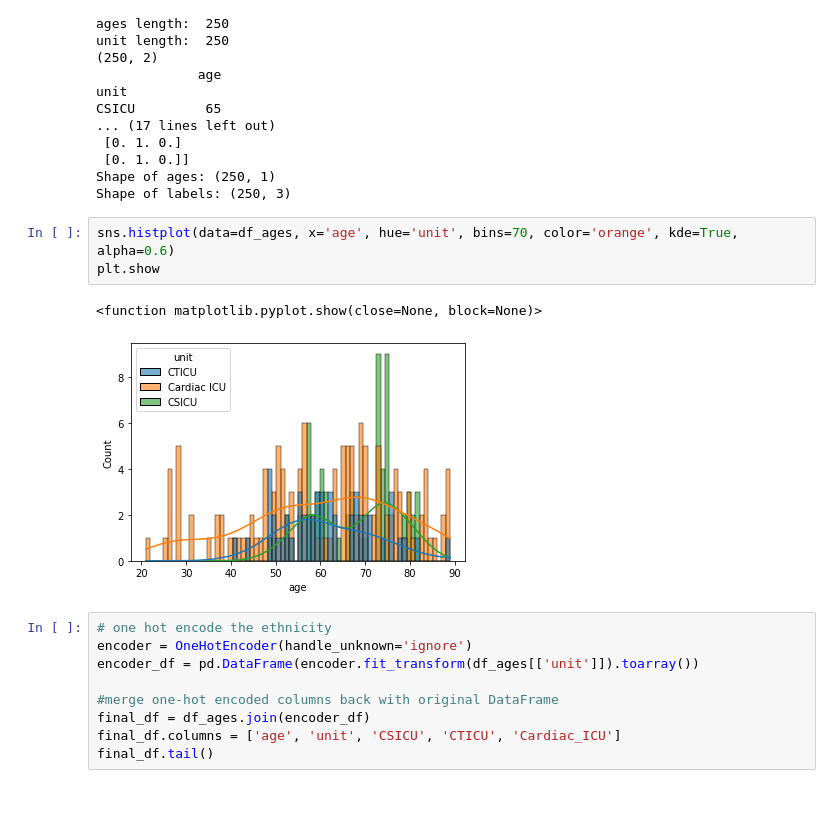
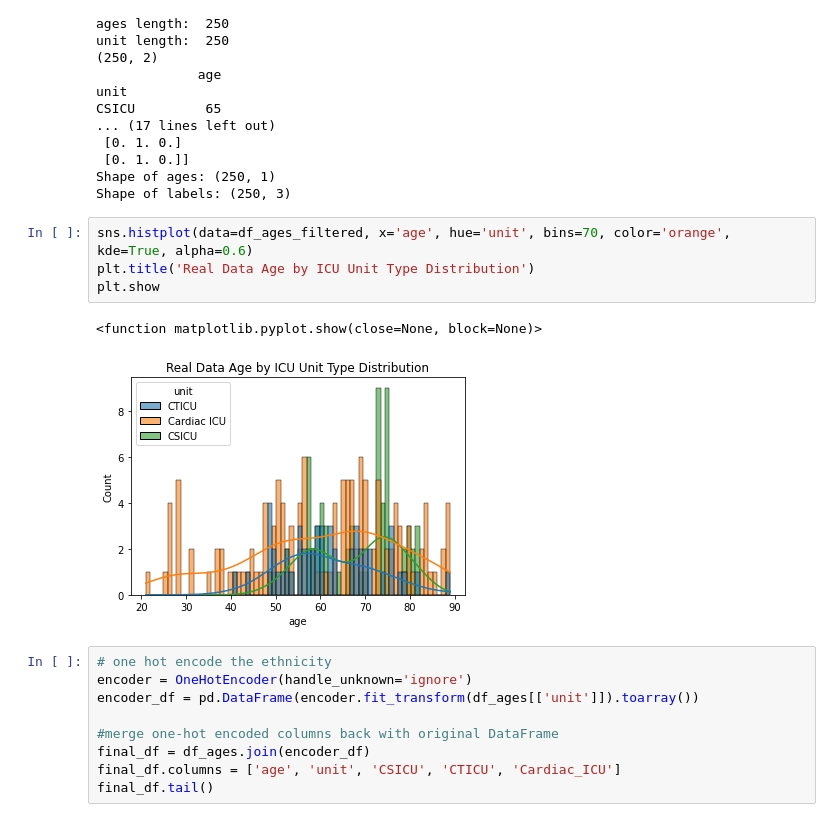
Before and after one commit to dianamJLAB/DS6050, a Jupyter notebook: eICU_gan/gan_work/age_unittype_gan_DM.ipynb, the cells around one changed output. Saved outputs shown, nothing was run; the diff lists cells and outputs as text.

```diff
--- a/eICU_gan/gan_work/age_unittype_gan_DM.ipynb
+++ b/eICU_gan/gan_work/age_unittype_gan_DM.ipynb
@@ -260,11 +260,12 @@ CSICU         65
 Shape of ages: (250, 1)
 Shape of labels: (250, 3)
 # %%
-sns.histplot(data=df_ages, x='age', hue='unit', bins=70, color='orange', kde=True, alpha=0.6)
+sns.histplot(data=df_ages_filtered, x='age', hue='unit', bins=70, color='orange', kde=True, alpha=0.6)
+plt.title('Real Data Age by ICU Unit Type Distribution')
 plt.show
 # %% [output]
 <function matplotlib.pyplot.show(close=None, block=None)>
-[figure, old version]
+[figure, new version]
 # %%
 # one hot encode the ethnicity
 encoder = OneHotEncoder(handle_unknown='ignore')
```
Also changed, not shown: parts of 3 cells of this notebook, 6 other files.
